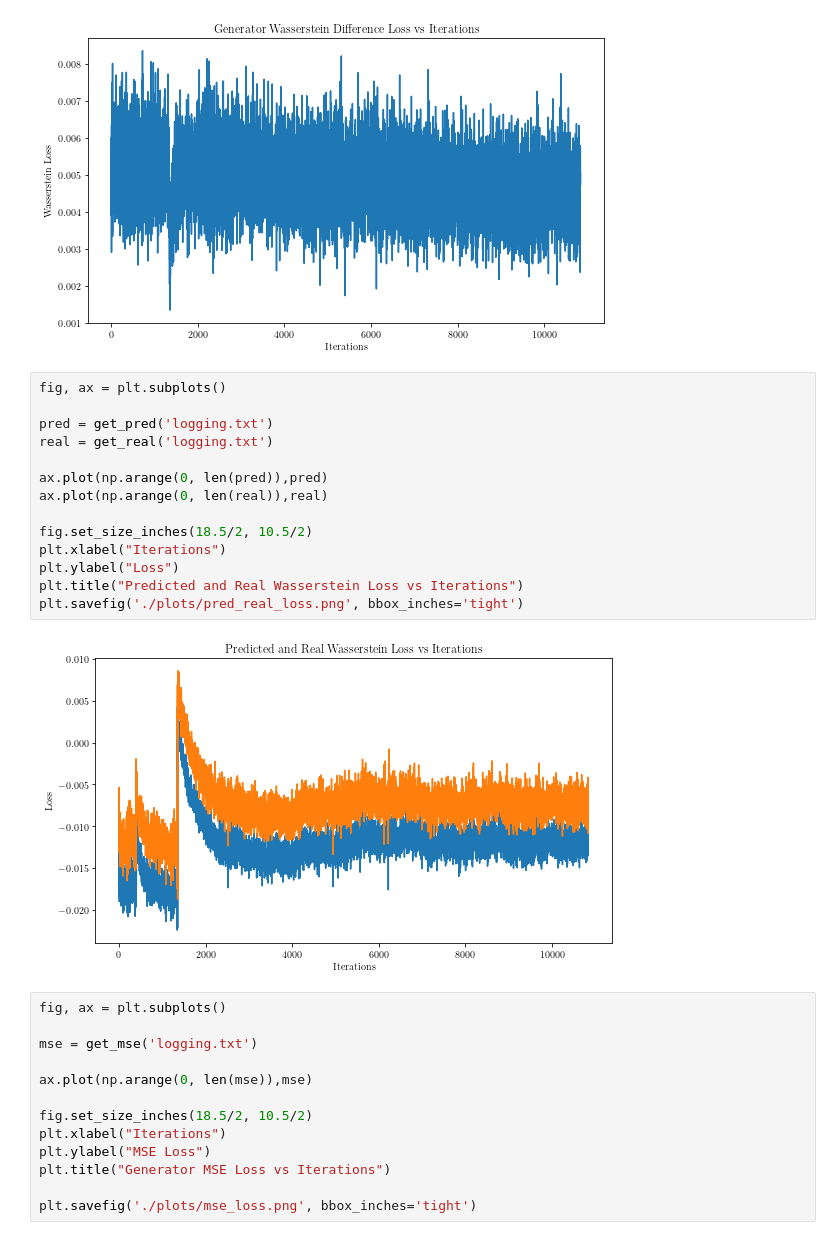
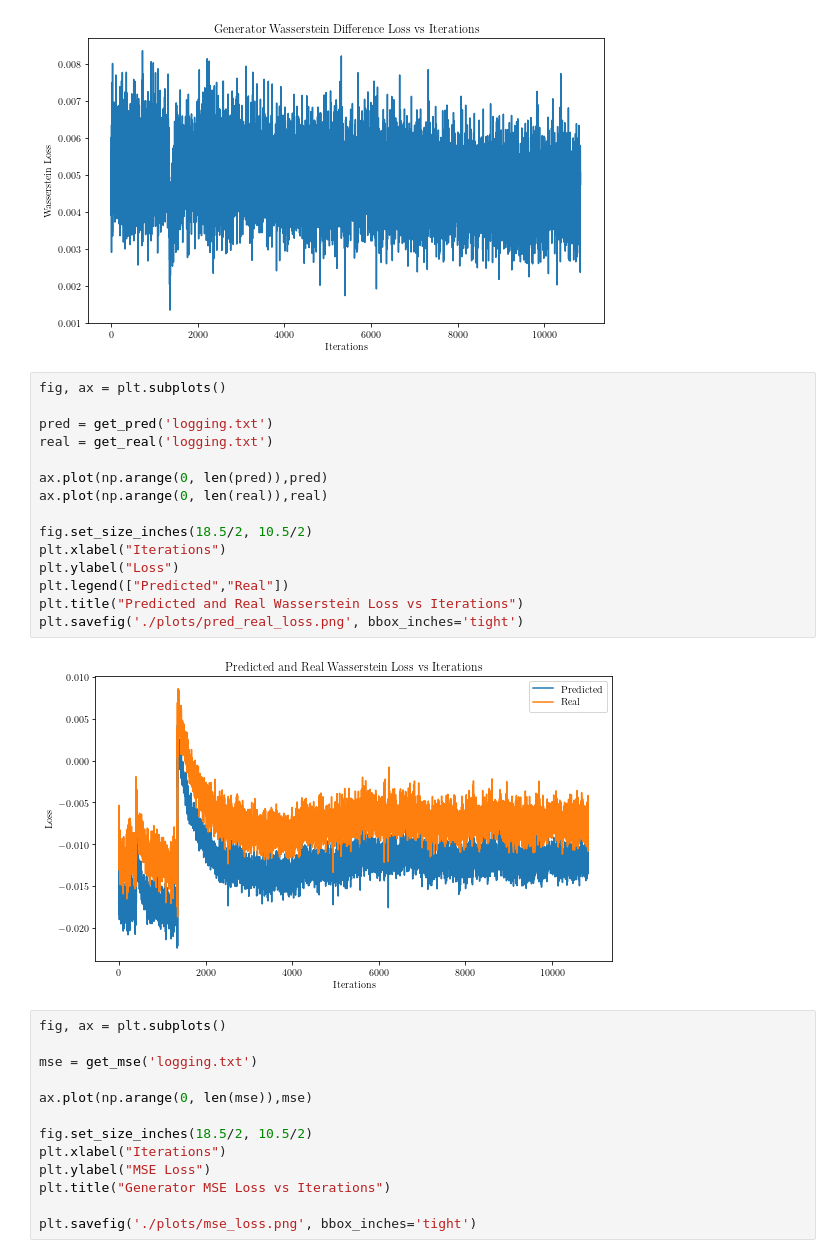
Before and after one commit to akutsyy/mvp-colorizing, a Jupyter notebook: Graphs.ipynb, the cells around one changed output. Drawn from its saved outputs; the diff is of its cells as text.

```diff
--- a/Graphs.ipynb
+++ b/Graphs.ipynb
@@ -122,19 +122,20 @@ plt.savefig('./plots/wasser_loss.png', bbox_inches='tight')
 # %%
 fig, ax = plt.subplots()
 
 pred = get_pred('logging.txt')
 real = get_real('logging.txt')
 
 ax.plot(np.arange(0, len(pred)),pred)
 ax.plot(np.arange(0, len(real)),real)
 
 fig.set_size_inches(18.5/2, 10.5/2)
 plt.xlabel("Iterations")
 plt.ylabel("Loss")
+plt.legend(["Predicted","Real"])
 plt.title("Predicted and Real Wasserstein Loss vs Iterations")
 plt.savefig('./plots/pred_real_loss.png', bbox_inches='tight')
 # %% [output]
-[figure, old version]
+[figure, new version]
 # %%
 fig, ax = plt.subplots()
 
```
Also changed, not shown: 9 other files.
